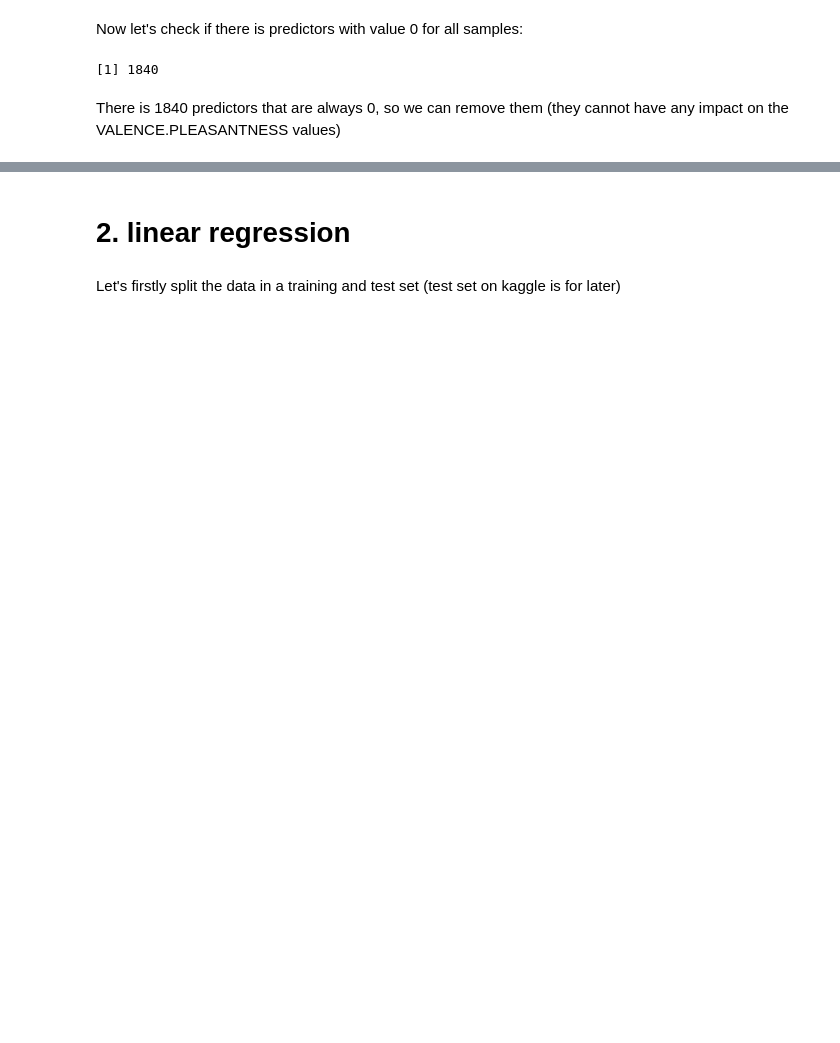
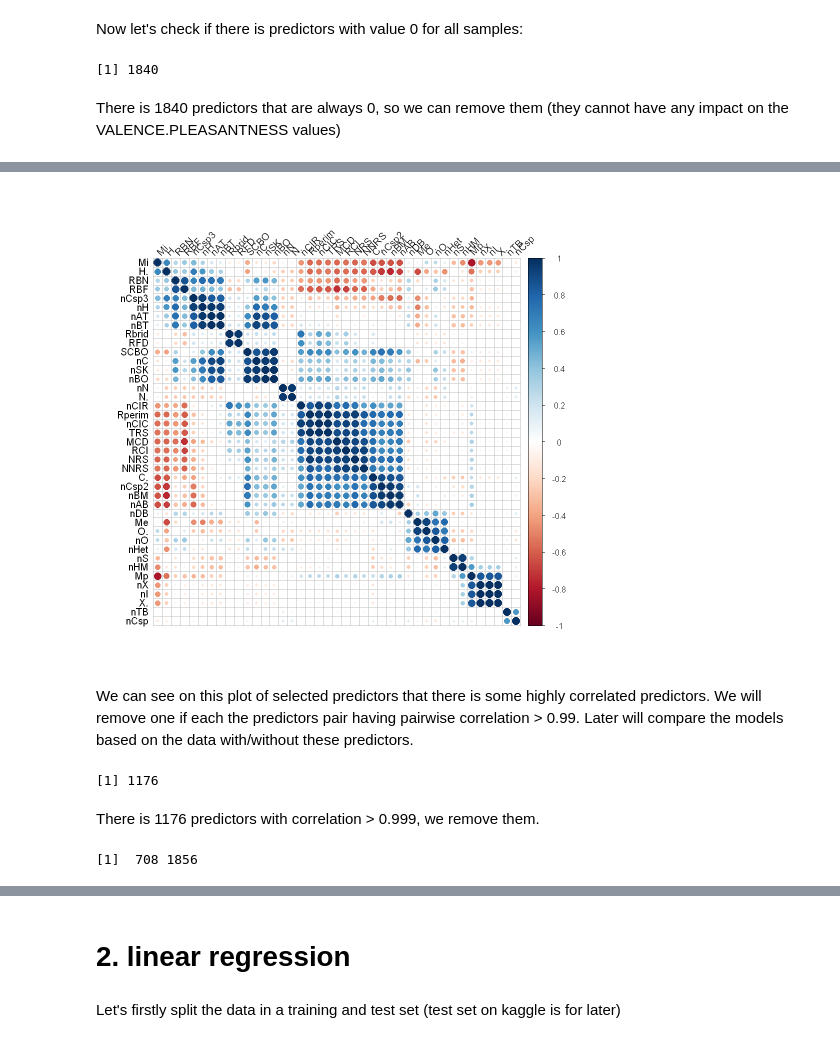
Before and after one commit to tomcastigl/BIO-322_mini_proj, a Jupyter notebook: src/projectA.ipynb, the cells around one changed output, grey strips where cells are left out. Saved outputs shown, nothing was run; the diff lists cells and outputs as text; code cells hidden in the pictures; blank space fills up the shorter version.

```diff
--- a/src/projectA.ipynb
+++ b/src/projectA.ipynb
@@ -65,0 +73,2 @@ pairs(data[c(1,sample(1:ncol(data),4))],cex.labels=1.5)
+# %%
+cor.mat<-cor(data.no.zeros)
@@ -65,0 +78,6 @@ pairs(data[c(1,sample(1:ncol(data),4))],cex.labels=1.5)
+# %%
+corrplot(cor.mat[10:50,10:50], order="hclust", tl.col="black", tl.srt=45)
+# %% [output]
+[figure, added]
+# %% [markdown]
+We can see on this plot of selected predictors that there is some highly correlated predictors. We will remove one if each the predictors pair having pairwise correlation > 0.99. Later will compare the models based on the data with/without these predictors.
@@ -65,0 +93,15 @@ pairs(data[c(1,sample(1:ncol(data),4))],cex.labels=1.5)
+# %%
+cor.df<-flattenCorrMatrix(cor.mat)
+max.cor.rows<-which(abs(cor.df$cor) > 0.99)
+max.cor.pred<-cor.df[max.cor.rows,][-3]
+dim(max.cor.pred[!duplicated(max.cor.pred$row),])[1]
+# %% [output]
+[1] 1176
+# %% [markdown]
+There is 1176 predictors with correlation > 0.999, we remove them.
+# %%
+data<-data.no.zeros
+data<-data.no.zeros[,!colnames(data)%in%c(max.cor.pred$row)]
+dim(data)
+# %% [output]
+[1]  708 1856
```
Also changed, not shown: parts of 35 cells of this notebook, 2 other files.
